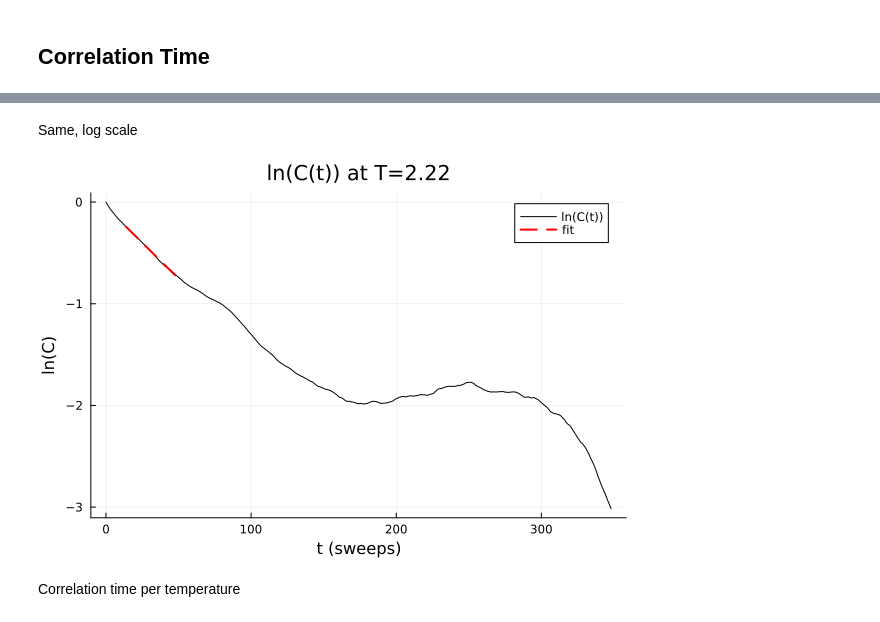
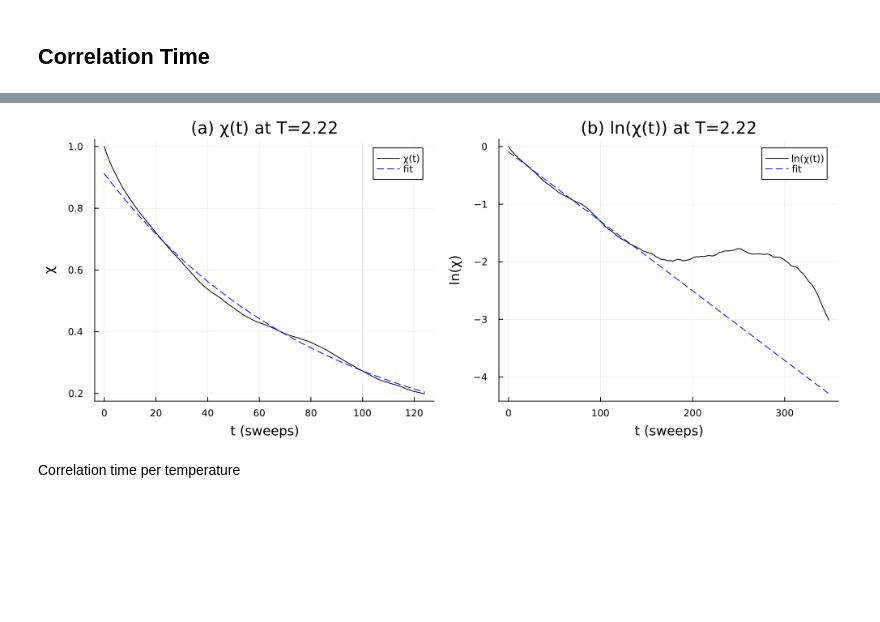
Before and after one commit to noamkochavi/IsingMetropolis, a Jupyter notebook: Analyze_Data_Example.ipynb, the cells around one changed output, grey strips where cells are left out. Drawn from its saved outputs; the diff is of its cells as text; code cells hidden in the pictures; blank space fills up the shorter version.

```diff
--- a/Analyze_Data_Example.ipynb
+++ b/Analyze_Data_Example.ipynb
@@ -178,33 +155,39 @@ end
-# %% [markdown]
-Same, log scale
-# %%
-sect_idx = 22
-min_cutoff_idx = min_idxs[sect_idx]
-max_cutoff_idx = max_idxs[sect_idx]
-low_val = 0.05
-
-sect_start = setup_df.start_idx[sect_idx] + setup_df.equ_sweeps[sect_idx]
-sect_end = setup_df.end_idx[sect_idx]
-sect = sect_start:sect_end
-sect_T = T_arr[sect_start]
-sect_m = M_arr[sect] ./ N
-mean_m = mean(sect_m)
-
-if ~all(sect_m .== mean_m)
-    acorr = real.(ifft(abs.(fft(sect_m .- mean_m)).^2))
-    acorr ./= acorr[1]
-    firstlow = findfirst(x -> x < low_val, acorr)
-
-    fit_rng = min_cutoff_idx:max_cutoff_idx
-    slope, inter = [(fit_rng .- 1) ones(length(fit_rng))] \ log.(acorr[fit_rng])
-
-    plot(0:(firstlow-1), log.(acorr[1:firstlow]), label="ln(C(t))", title="ln(C(t)) at T=$(sect_T)", xlabel="t (sweeps)", ylabel="ln(C)", color=:black)
-    plot!(fit_rng .- 1, (fit_rng .- 1)*slope .+ inter, label="fit", style=:dash, linewidth=2, color=:red)
-else
-    slope = 0
-end
-# %% [output]
-[figure, removed]
+# %%
+sect_idx = 22
+min_cutoff_idx = min_idxs[sect_idx]
+max_cutoff_idx = max_idxs[sect_idx]
+low_val1 = 0.2
+low_val2 = 0.05
+
+sect_start = setup_df.start_idx[sect_idx] + setup_df.equ_sweeps[sect_idx]
+sect_end = setup_df.end_idx[sect_idx]
+sect = sect_start:sect_end
+sect_T = T_arr[sect_start]
+sect_m = M_arr[sect] ./ N
+mean_m = mean(sect_m)
+
+if ~all(sect_m .== mean_m)
+    acorr = real.(ifft(abs.(fft(sect_m .- mean_m)).^2))
+    acorr ./= acorr[1]
+    firstlow1 = findfirst(x -> x < low_val1, acorr)
+    firstlow2 = findfirst(x -> x < low_val2, acorr)
+
+    fit_rng = min_cutoff_idx:max_cutoff_idx
+    slope, inter = [(fit_rng .- 1) ones(length(fit_rng))] \ log.(acorr[fit_rng])
+
+    p1 = plot(0:firstlow1-1, acorr[1:firstlow1], label="χ(t)", title="(a) χ(t) at T=$(sect_T)", ylabel="χ", color=:black)
+    plot!(p1, 0:firstlow1-1, ℯ .^ ((0:firstlow1-1)*slope .+ inter), label="fit", style=:dash, linewidth=1, color=:blue)
+
+    p2 = plot(0:firstlow2-1, log.(acorr[1:firstlow2]), label="ln(χ(t))", title="(b) ln(χ(t)) at T=$(sect_T)", ylabel="ln(χ)", color=:black)
+    # plot!(p2, fit_rng .- 1, (fit_rng .- 1)*slope .+ inter, label="fit", style=:dash, linewidth=3, color=:blue)
+    plot!(p2, 0:firstlow2-1, (0:firstlow2-1)*slope .+ inter, label="fit", style=:dash, linewidth=1, color=:blue)
+
+    plot(p1, p2, layout=(1,2), size=(1000,400), xlabel="t (sweeps)", bottom_margin=5mm, left_margin=5mm)
+else
+    slope = 0
+end
+# %% [output]
+[figure, added]
 # %% [markdown]
 Correlation time per temperature
 # %%
```
Also changed, not shown: parts of 8 cells of this notebook, 1 other file.
